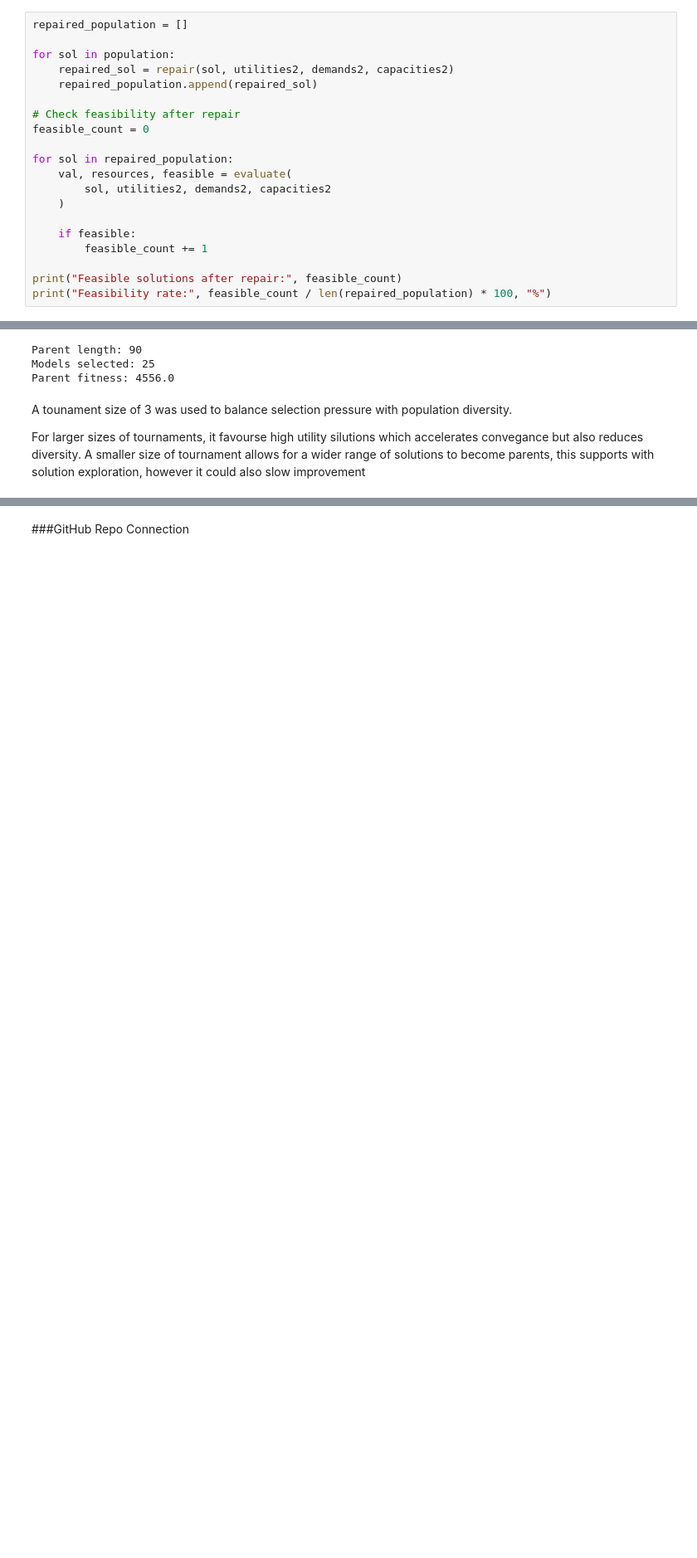
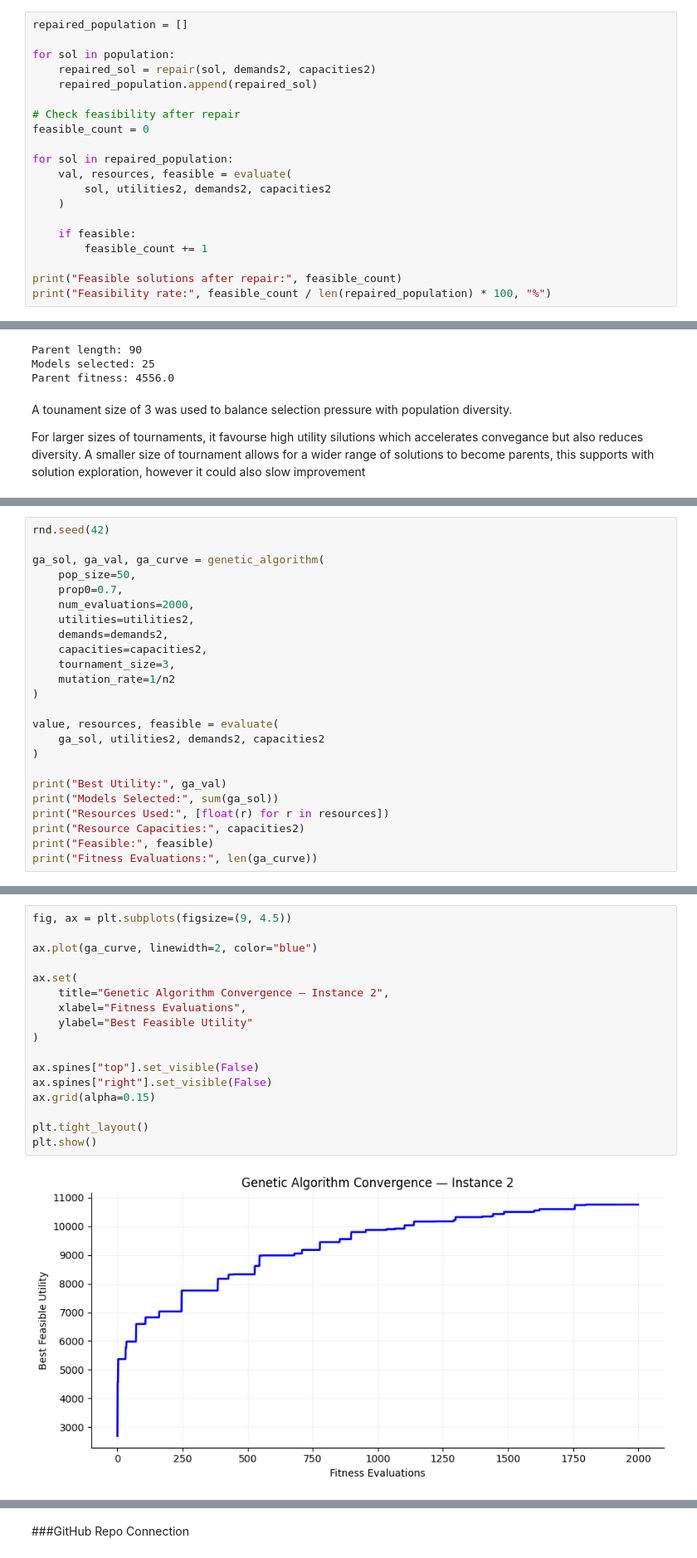
Before and after one commit to ham00496-sketch/CSCU9YE-assignment, a Jupyter notebook: CSCU9YE_Assignment.ipynb, the cells around one changed output, grey strips where cells are left out. Shown at 83% size. Cells and saved outputs as stored; diff of their text form; blank space fills up the shorter version.

Commit message:
Genetic algorithm building as analysis

```diff
--- a/CSCU9YE_Assignment.ipynb
+++ b/CSCU9YE_Assignment.ipynb
@@ -979,7 +985,7 @@ def repair(sol, utilities, demands, capacities):
 repaired_population = []
 
 for sol in population:
-    repaired_sol = repair(sol, utilities2, demands2, capacities2)
+    repaired_sol = repair(sol, demands2, capacities2)
     repaired_population.append(repaired_sol)
 
 # Check feasibility after repair
@@ -1067,0 +1234,24 @@ For larger sizes of tournaments, it favourse high utility silutions which accele
+# %%
+rnd.seed(42)
+
+ga_sol, ga_val, ga_curve = genetic_algorithm(
+    pop_size=50,
+    prop0=0.7,
+    num_evaluations=2000,
+    utilities=utilities2,
+    demands=demands2,
+    capacities=capacities2,
+    tournament_size=3,
+    mutation_rate=1/n2
+)
+
+value, resources, feasible = evaluate(
+    ga_sol, utilities2, demands2, capacities2
+)
+
+print("Best Utility:", ga_val)
+print("Models Selected:", sum(ga_sol))
+print("Resources Used:", [float(r) for r in resources])
+print("Resource Capacities:", capacities2)
+print("Feasible:", feasible)
+print("Fitness Evaluations:", len(ga_curve))
@@ -1067,0 +1269,19 @@ For larger sizes of tournaments, it favourse high utility silutions which accele
+# %%
+fig, ax = plt.subplots(figsize=(9, 4.5))
+
+ax.plot(ga_curve, linewidth=2, color="blue")
+
+ax.set(
+    title="Genetic Algorithm Convergence — Instance 2",
+    xlabel="Fitness Evaluations",
+    ylabel="Best Feasible Utility"
+)
+
+ax.spines["top"].set_visible(False)
+ax.spines["right"].set_visible(False)
+ax.grid(alpha=0.15)
+
+plt.tight_layout()
+plt.show()
+# %% [output]
+[figure, added]
```
Also changed, not shown: parts of 19 cells of this notebook.
